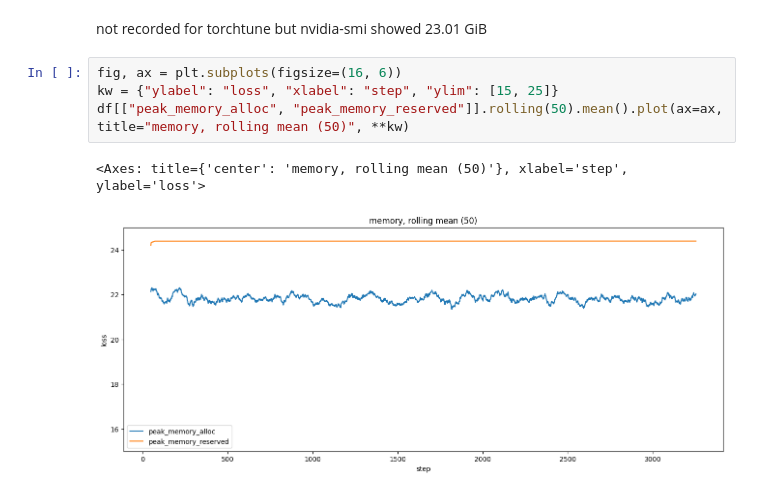
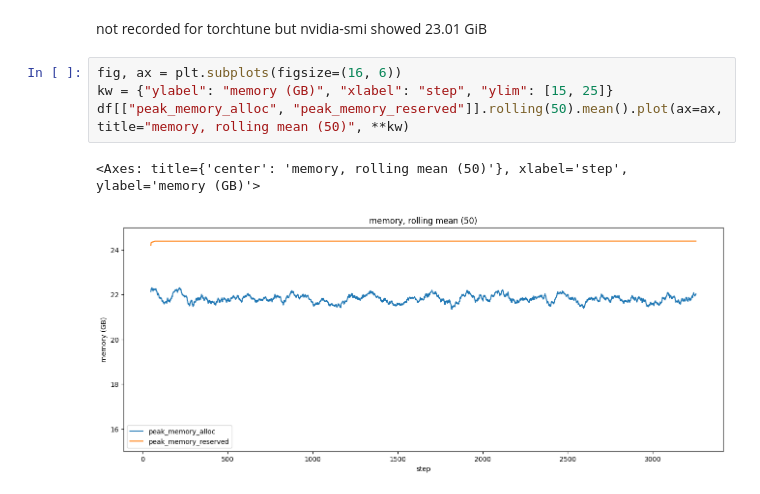
Before and after one commit to BenjaminBossan/peft-experiments, a Jupyter notebook: torchtune/llama3-lora-single-device/compare-logs.ipynb, the cells around one changed output. Drawn from its saved outputs; the diff is of its cells as text.

```diff
--- a/torchtune/llama3-lora-single-device/compare-logs.ipynb
+++ b/torchtune/llama3-lora-single-device/compare-logs.ipynb
@@ -111,8 +111,8 @@ df[["tokens_per_second_tt", "tokens_per_second_peft"]].rolling(50).mean().plot(a
 not recorded for torchtune but nvidia-smi showed 23.01 GiB
 # %%
 fig, ax = plt.subplots(figsize=(16, 6))
-kw = {"ylabel": "loss", "xlabel": "step", "ylim": [15, 25]}
+kw = {"ylabel": "memory (GB)", "xlabel": "step", "ylim": [15, 25]}
 df[["peak_memory_alloc", "peak_memory_reserved"]].rolling(50).mean().plot(ax=ax, title="memory, rolling mean (50)", **kw)
 # %% [output]
-<Axes: title={'center': 'memory, rolling mean (50)'}, xlabel='step', ylabel='loss'>
+<Axes: title={'center': 'memory, rolling mean (50)'}, xlabel='step', ylabel='memory (GB)'>
-[figure, old version]
+[figure, new version]
```
Also changed, not shown: parts of 2 cells of this notebook, 2 other files.
